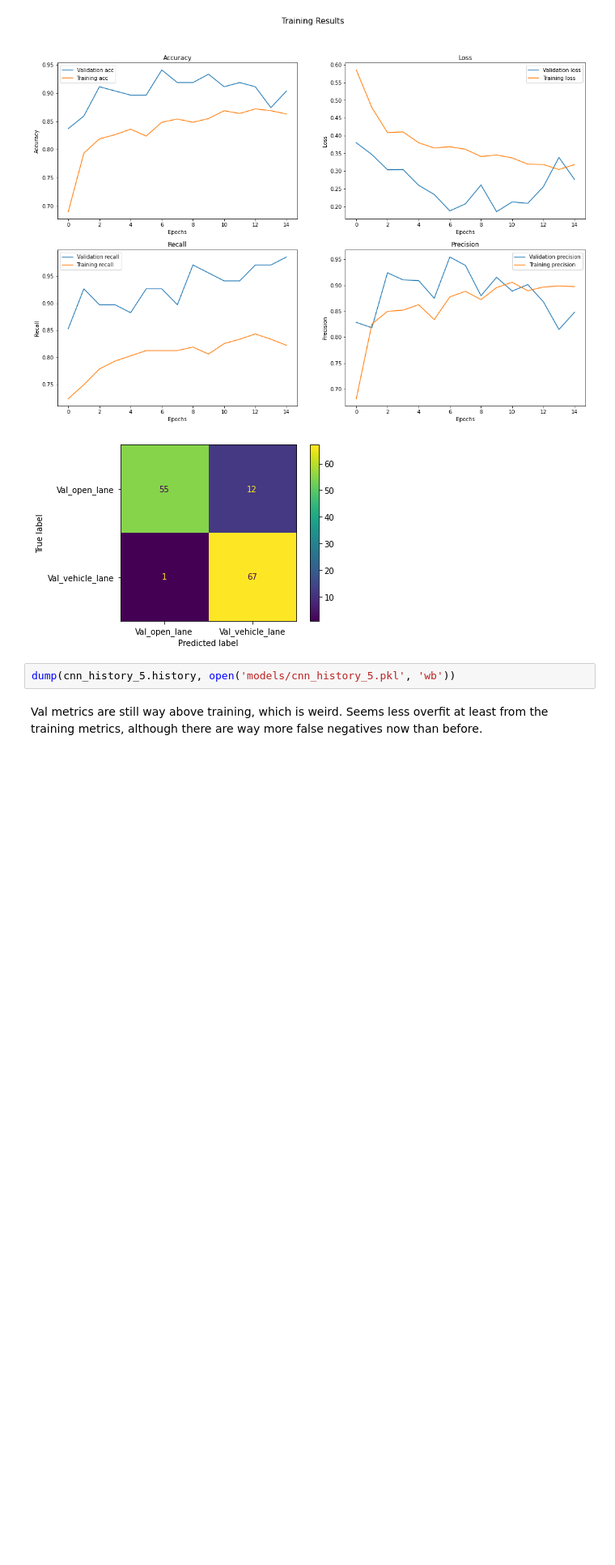
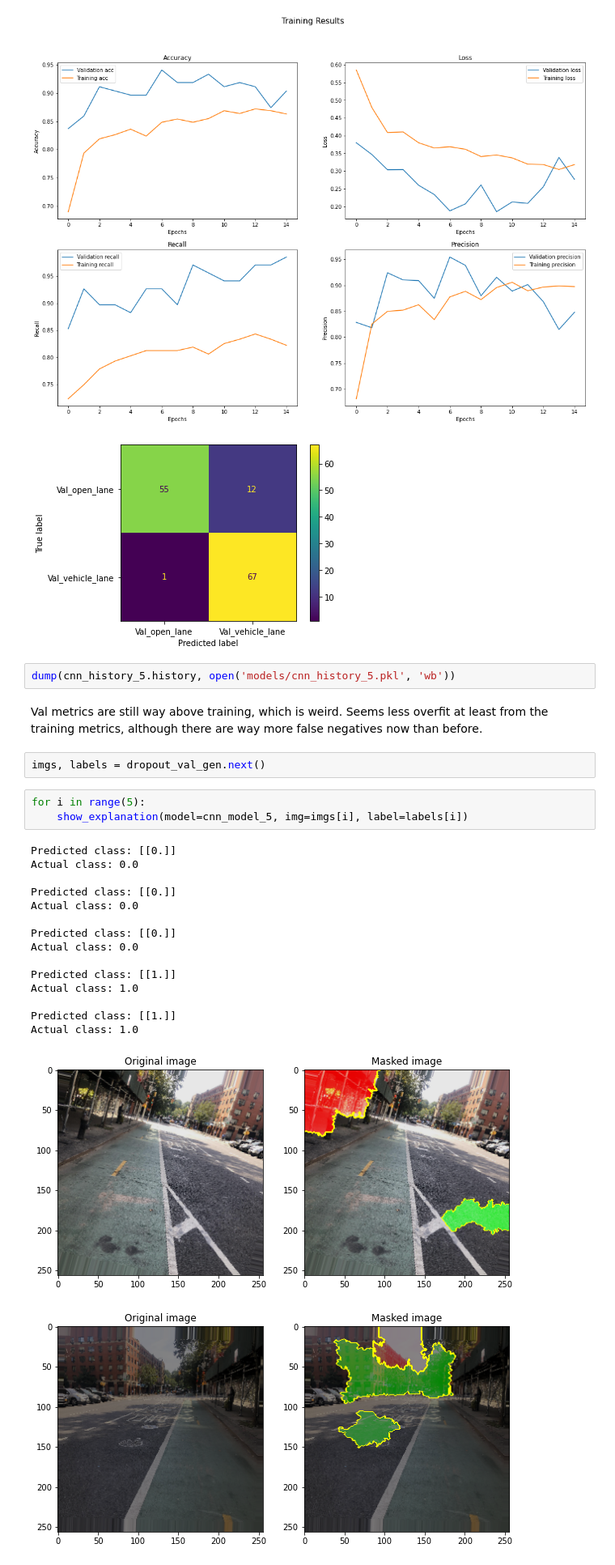
Before and after one commit to jmarkowi/NYC_bike_lanes, a Jupyter notebook: CNN2.ipynb, the cells around one changed output. Shown at 81% size. Cells and saved outputs as stored; diff of their text form; blank space fills up the shorter version.

```diff
--- a/CNN2.ipynb
+++ b/CNN2.ipynb
@@ -357,3 +357,25 @@ Validation eval:
 dump(cnn_history_5.history, open('models/cnn_history_5.pkl', 'wb'))
 # %% [markdown]
 Val metrics are still way above training, which is weird. Seems less overfit at least from the training metrics, although there are way more false negatives now than before.
+# %%
+imgs, labels = dropout_val_gen.next()
+# %%
+for i in range(5):
+    show_explanation(model=cnn_model_5, img=imgs[i], label=labels[i])
+# %% [output]
+Predicted class: [[0.]]
+Actual class: 0.0
+
+Predicted class: [[0.]]
+Actual class: 0.0
+
+Predicted class: [[0.]]
+Actual class: 0.0
+
+Predicted class: [[1.]]
+Actual class: 1.0
+
+Predicted class: [[1.]]
+Actual class: 1.0
+[figure, added]
+[figure, added]
```
Also changed, not shown: parts of 2 cells of this notebook, 3 other files.
